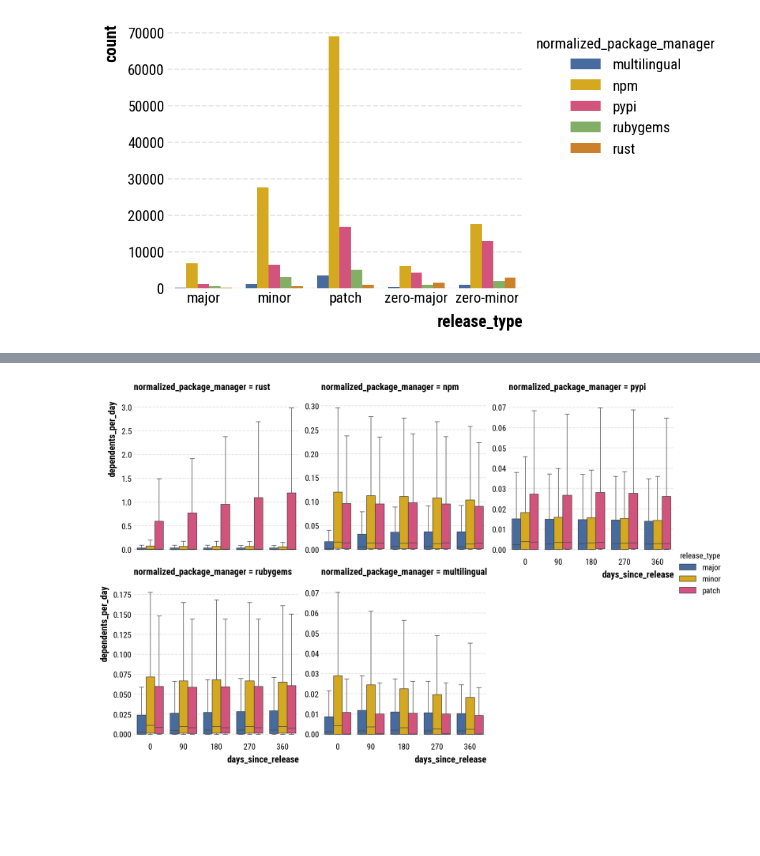
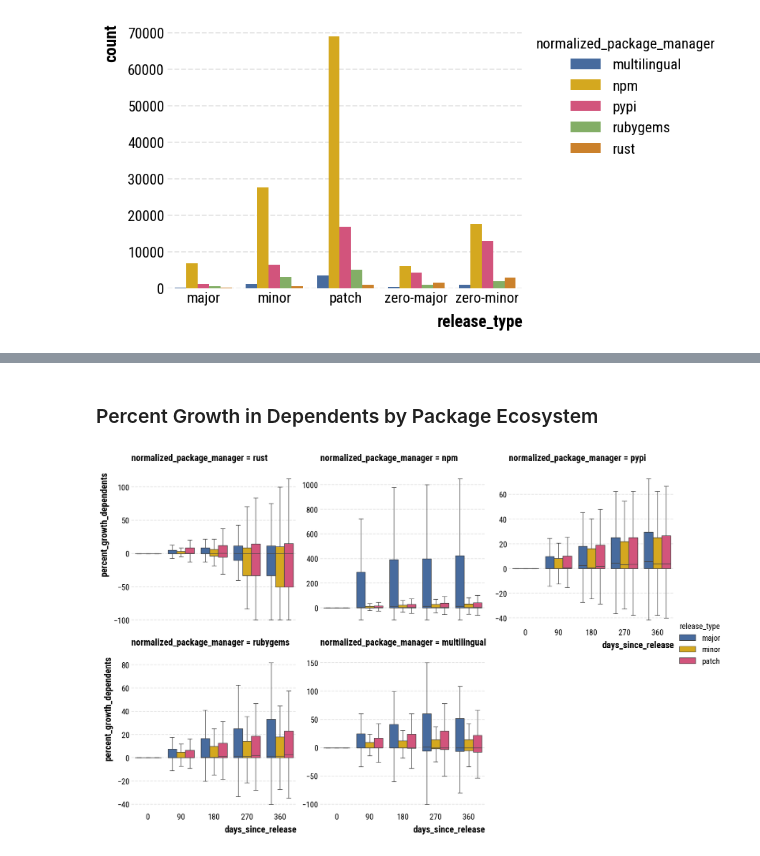
Before and after one commit to evamaxfield/dg-uoi-analysis, a Jupyter notebook: notebooks/pkg-releases-metrics.ipynb, the cells around one changed output, grey strips where cells are left out. Cells and saved outputs as stored; diff of their text form; code cells hidden in the pictures; blank space fills up the shorter version.

Commit message:
New plots that maybe show progress!!

```diff
--- a/notebooks/pkg-releases-metrics.ipynb
+++ b/notebooks/pkg-releases-metrics.ipynb
@@ -212,45 +224,44 @@ _ = sns.catplot(
+# %% [markdown]
+### Percent Growth in Dependents by Package Ecosystem
 # %%
-# Do the same thing but for num_dependents
-
 selected_columns = [
     col_name
     for col_name in lazy_frame.collect_schema().names()
-    if "num_dependents" in col_name
+    if "num_dependents_" in col_name
 ]
 
+# Calculate percent growth in dependents
 constructed_exprs = []
 for col_name in selected_columns:
     # Handle the easy case (no extra timedelta addition)
     if col_name == "num_dependents_on_release_date":
         constructed_exprs.append(
             (
-                pl.col(col_name)
-                / (
-                    pl.col("publish_date").str.to_date()
-                    - pl.col("repo_created_date").str.to_date()
-                ).dt.total_days()
-            ).alias("dependents_per_day_0_days")
+                (
+                    (pl.col(col_name) - pl.col("num_dependents_on_release_date"))
+                    / pl.col("num_dependents_on_release_date")
+                )
+                * 100
+            ).alias("percent_growth_dependents_0_days")
         )
 
     # Handle timedelta additions based on col name
     else:
-        # Get timedelta from column name
+        # Get the integer days within the col name
         timedelta_int = int(re.findall(r"\d+", col_name)[0])
+
         constructed_exprs.append(
             (
-                pl.col(col_name)
-                / (
-                    (
-                        pl.col("publish_date").str.to_date()
-                        + timedelta(days=timedelta_int)
-                    )
-                    - pl.col("repo_created_date").str.to_date()
-                ).dt.total_days()
-            ).alias(f"dependents_per_day_{timedelta_int}_days")
+                (
+                    (pl.col(col_name) - pl.col("num_dependents_on_release_date"))
+                    / pl.col("num_dependents_on_release_date")
+                )
+                * 100
+            ).alias(f"percent_growth_dependents_{timedelta_int}_days")
         )
 
-# Create new column for "dependents / day" normalized by package manager
-dependents_per_day_ecosystem_release_type = (
+# Create new column for log growth stars
+pct_growth_dependents_ecosystem_release_type = (
     lazy_frame.filter(
         pl.col("normalized_package_manager").is_in(
             ["npm", "pypi", "multilingual", "rubygems", "rust"]
@@ -258,40 +269,42 @@ dependents_per_day_ecosystem_release_type = (
     )
     .filter(pl.col("release_type") != "unknown")
     .select(
+        pl.col("package_major_version"),
         pl.col("normalized_package_manager"),
         pl.col("release_type")
         .str.replace("zero-major", "major")
         .str.replace("zero-minor", "minor")
         .alias("release_type"),
         *constructed_exprs,
     )
     .unpivot(
-        index=["normalized_package_manager", "release_type"],
+        index=["normalized_package_manager", "release_type", "package_major_version"],
         variable_name="days_since_release",
-        value_name="dependents_per_day",
+        value_name="percent_growth_dependents",
     )
     .select(
         pl.all().exclude("days_since_release"),
         pl.col("days_since_release")
-        .str.replace(r"^(dependents_per_day_)(\d+)(_days)$", r"$2")
-        .cast(pl.Int16)
+        .str.replace(r"^(percent_growth_dependents_)(\d+)(_days)$", r"$2")
+        .cast(pl.Int32)
         .alias("days_since_release"),
     )
     .sort(by=["release_type"])
     .collect()
 )
 
-# Plot dependents per day
+# Plot pct growth dependents
 _ = sns.catplot(
-    data=dependents_per_day_ecosystem_release_type,
+    data=pct_growth_dependents_ecosystem_release_type,
     x="days_since_release",
-    y="dependents_per_day",
+    y="percent_growth_dependents",
     hue="release_type",
+    hue_order=["major", "minor", "patch"],
     kind="box",
     col="normalized_package_manager",
     col_wrap=3,
     showfliers=False,
     sharey=False,
 )
 # %% [output]
-[figure, old version]
+[figure, new version]
```
Also changed, not shown: parts of 14 cells of this notebook.
